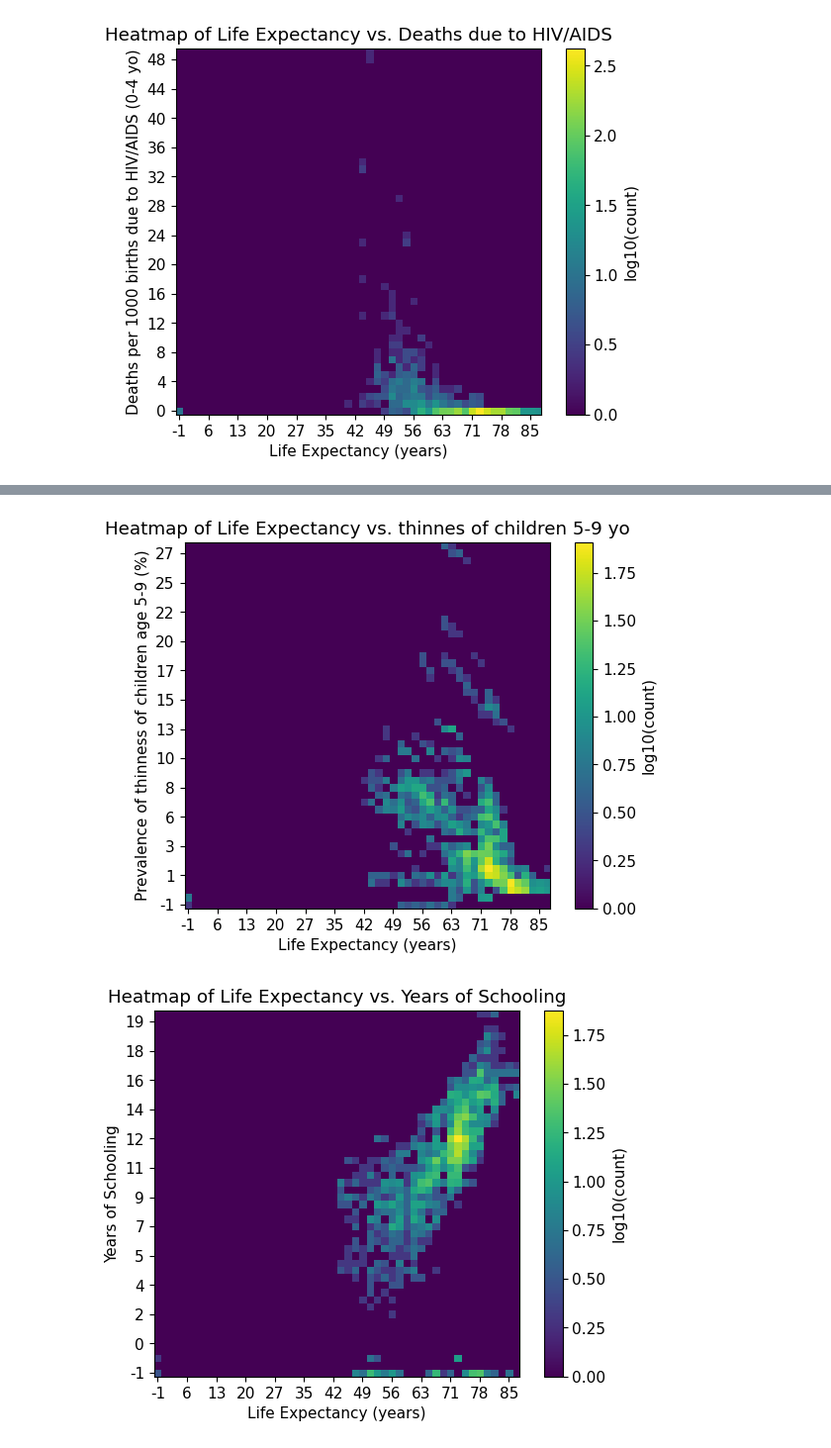
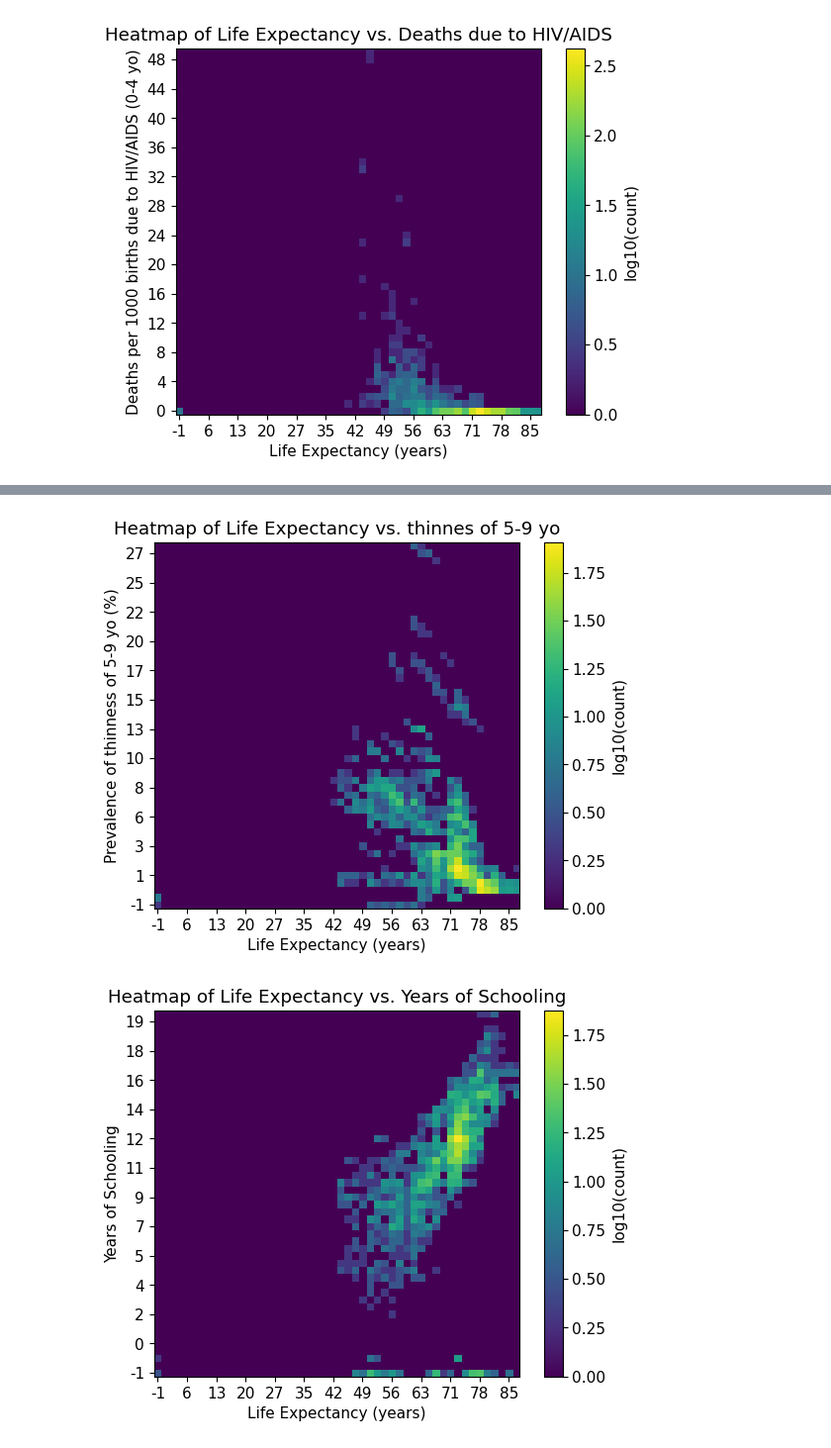
Before and after one commit to danamcgowan/Data1030-LifeExpProject, a Jupyter notebook: Life Expectancy - Data1030 Project.ipynb, the cells around one changed output, grey strips where cells are left out. Shown at 99% size. Saved outputs shown, nothing was run; the diff lists cells and outputs as text; code cells hidden in the pictures.

```diff
--- a/Life Expectancy - Data1030 Project.ipynb
+++ b/Life Expectancy - Data1030 Project.ipynb
@@ -310,6 +343,7 @@ heatmap[heatmap == 0] = 0.1
 plt.imshow(np.log10(heatmap).T, origin='lower',vmin=0)
 #setting the graph, x-axis, and y-axis title
 plt.title('Heatmap of Life Expectancy vs Measles Cases')
+plt.rcParams.update({'font.size': 11})
 plt.xlabel('Life Expectancy (years)')
 plt.ylabel('# of reported Measles cases (per 1000 pop)')
 plt.xticks(np.arange(nbins+1)[::4],xedges[::4].astype(int))
@@ -328,6 +362,7 @@ heatmap[heatmap == 0] = 0.1
 plt.imshow(np.log10(heatmap).T, origin='lower',vmin=0)
 #setting the graph, x-axis, and y-axis title
 plt.title('Heatmap of Life Expectancy vs Deaths under 5 yo')
+plt.rcParams.update({'font.size': 11})
 plt.xlabel('Life Expectancy (years)')
 plt.ylabel('Deaths of Children Under 5 yo (per 1000 in pop)')
 plt.xticks(np.arange(nbins+1)[::4],xedges[::4].astype(int))
@@ -346,6 +381,7 @@ heatmap[heatmap == 0] = 0.1
 plt.imshow(np.log10(heatmap).T, origin='lower',vmin=0)
 #setting the graph, x-axis, and y-axis title
 plt.title('Life Expectancy vs Polio Immunization')
+plt.rcParams.update({'font.size': 11})
 plt.xlabel('Life Expectancy (years)')
 plt.ylabel('Polio immunization among 1 yo (%)')
 plt.rcParams.update({'font.size': 11})
@@ -365,6 +401,7 @@ heatmap[heatmap == 0] = 0.1
 plt.imshow(np.log10(heatmap).T, origin='lower',vmin=0)
 #setting the graph, x-axis, and y-axis title
 plt.title('Heatmap of Life Expectancy vs Gov Expenditure on Health')
+plt.rcParams.update({'font.size': 11})
 plt.xlabel('Life Expectancy (years)')
 plt.ylabel('Gov expenditure on health (% total gov exp)')
 plt.xticks(np.arange(nbins+1)[::4],xedges[::4].astype(int))
@@ -472,16 +491,16 @@ extent = [xedges[0], xedges[0], yedges[0], yedges[0]]
 # %%
 heatmap[heatmap == 0] = 0.1
 plt.imshow(np.log10(heatmap).T, origin='lower',vmin=0)
 #setting the graph, x-axis, and y-axis title
-plt.title('Heatmap of Life Expectancy vs. thinnes of children 5-9 yo')
+plt.title('Heatmap of Life Expectancy vs. thinnes of 5-9 yo')
 plt.xlabel('Life Expectancy (years)')
-plt.ylabel('Prevalence of thinness of children age 5-9 (%)')
+plt.ylabel('Prevalence of thinness of 5-9 yo (%)')
 plt.xticks(np.arange(nbins+1)[::4],xedges[::4].astype(int))
 plt.yticks(np.arange(nbins+1)[::4],yedges[::4].astype(int))
 plt.colorbar(label='log10(count)')
 plt.show()
 # %% [output]
-[figure, old version]
+[figure, new version]
 # %%
 #initializing nbins
 nbins = 50
```
Also changed, not shown: parts of 21 cells of this notebook, 3 other files.
